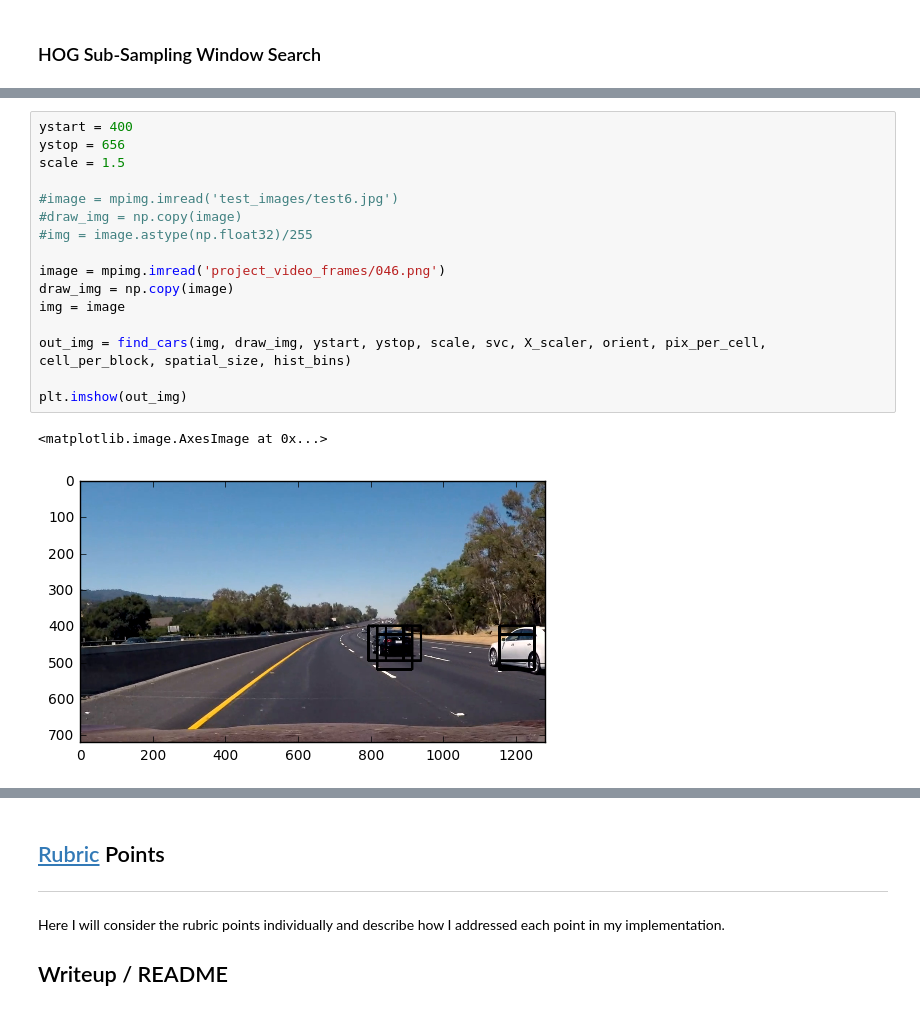
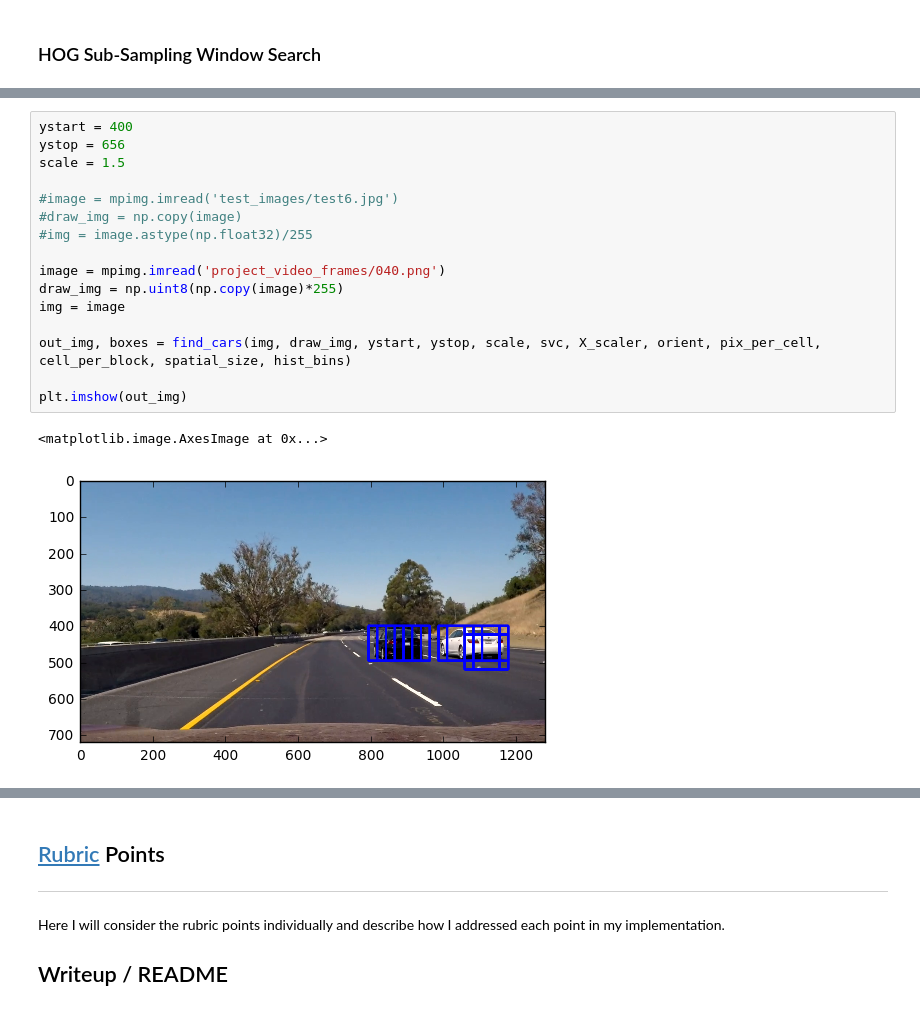
Before and after one commit to alex-n-braun/track, a Jupyter notebook: main.ipynb, the cells around one changed output, grey strips where cells are left out. Drawn from its saved outputs; the diff is of its cells as text.

Commit message:
heatmap and labeling in place.

```diff
--- a/main.ipynb
+++ b/main.ipynb
@@ -464,19 +402,19 @@ def find_cars(img, draw_img, ystart, ystop, scale, svc, X_scaler, orient, pix_pe
 # %%
 ystart = 400
 ystop = 656
 scale = 1.5
 
 #image = mpimg.imread('test_images/test6.jpg')
 #draw_img = np.copy(image)
 #img = image.astype(np.float32)/255
 
-image = mpimg.imread('project_video_frames/046.png')
-draw_img = np.copy(image)
+image = mpimg.imread('project_video_frames/040.png')
+draw_img = np.uint8(np.copy(image)*255)
 img = image
 
-out_img = find_cars(img, draw_img, ystart, ystop, scale, svc, X_scaler, orient, pix_per_cell, cell_per_block, spatial_size, hist_bins)
+out_img, boxes = find_cars(img, draw_img, ystart, ystop, scale, svc, X_scaler, orient, pix_per_cell, cell_per_block, spatial_size, hist_bins)
 
 plt.imshow(out_img)
 # %% [output]
 <matplotlib.image.AxesImage at 0x...>
-[figure, old version]
+[figure, new version]
```
Also changed, not shown: parts of 9 cells of this notebook, 1 other file.
